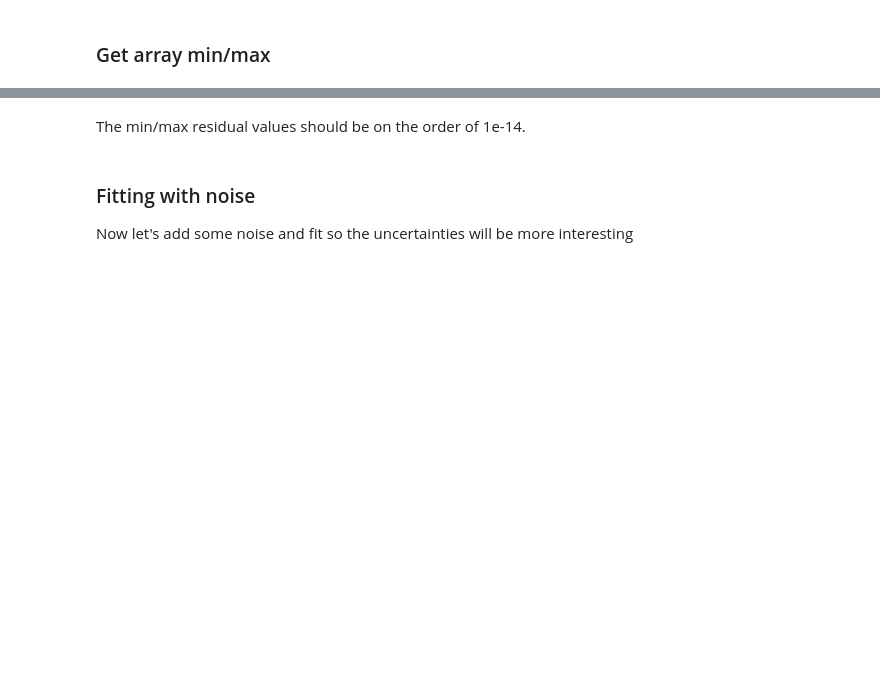
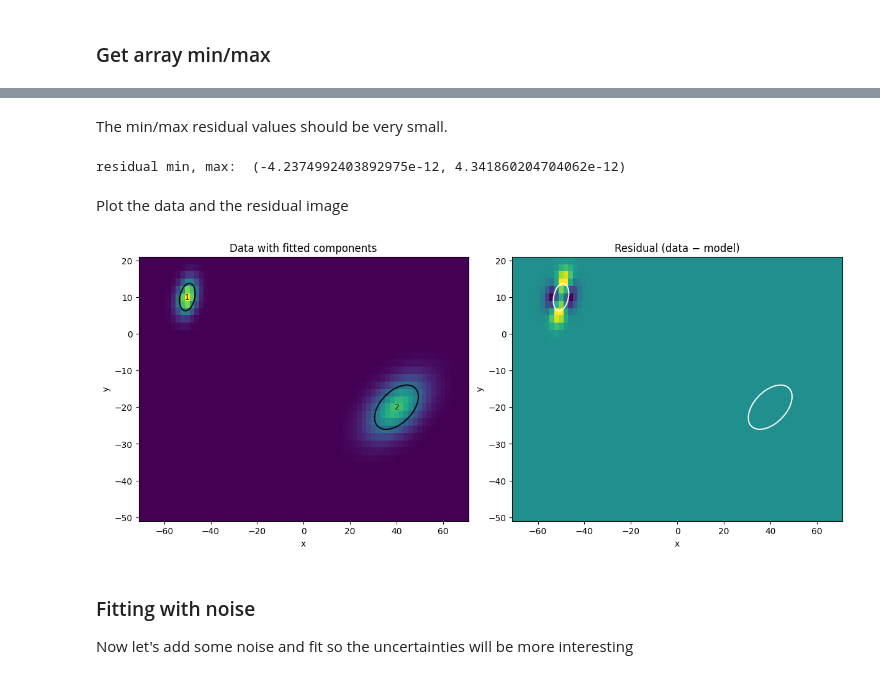
Before and after one commit to casangi/astroviper, a Jupyter notebook: docs/multi_gaussian2d_fit.ipynb, the cells around one changed output, grey strips where cells are left out. Drawn from its saved outputs; the diff is of its cells as text; code cells hidden in the pictures; blank space fills up the shorter version.

```diff
--- a/docs/multi_gaussian2d_fit.ipynb
+++ b/docs/multi_gaussian2d_fit.ipynb
@@ -315,0 +446,5 @@ fit_2g
+# %%
+# preform the fit and summarize results
+fit_2g = fit_multi_gaussian2d(data_2g, n_components=2)
+print(fit_2g['amplitude'].values)
+summarize_fit(comp_2g, fit_2g)
@@ -316,2 +483,2 @@ fit_2g
 # %% [markdown]
-The min/max residual values should be on the order of 1e-14.
+The min/max residual values should be very small.
@@ -324,3 +485,16 @@ plot_components(
+# %%
+print("residual min, max: ", minmax(fit_2g["residual"]))
+# %% [output]
+residual min, max:  (-4.2374992403892975e-12, 4.341860204704062e-12)
+# %% [markdown]
+Plot the data and the residual image
+# %%
+capture = plot_components(
+    data_2g.sel(x=slice(-70, 70), y=slice(-50,20)), fit_2g, dims=("x", "y"),
+    show_residual=True, fwhm=True
+)
+# %% [output]
+[figure, added]
 # %% [markdown]
 ### Fitting with noise
 
```
Also changed, not shown: parts of 105 cells of this notebook, 4 other files.
